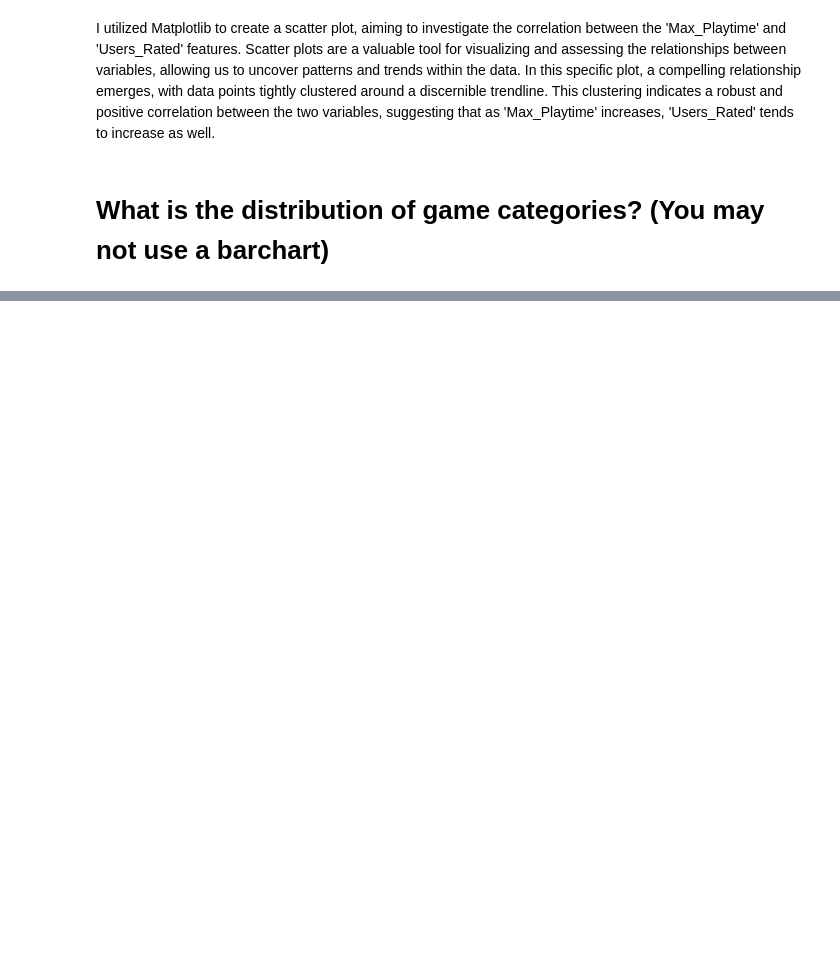
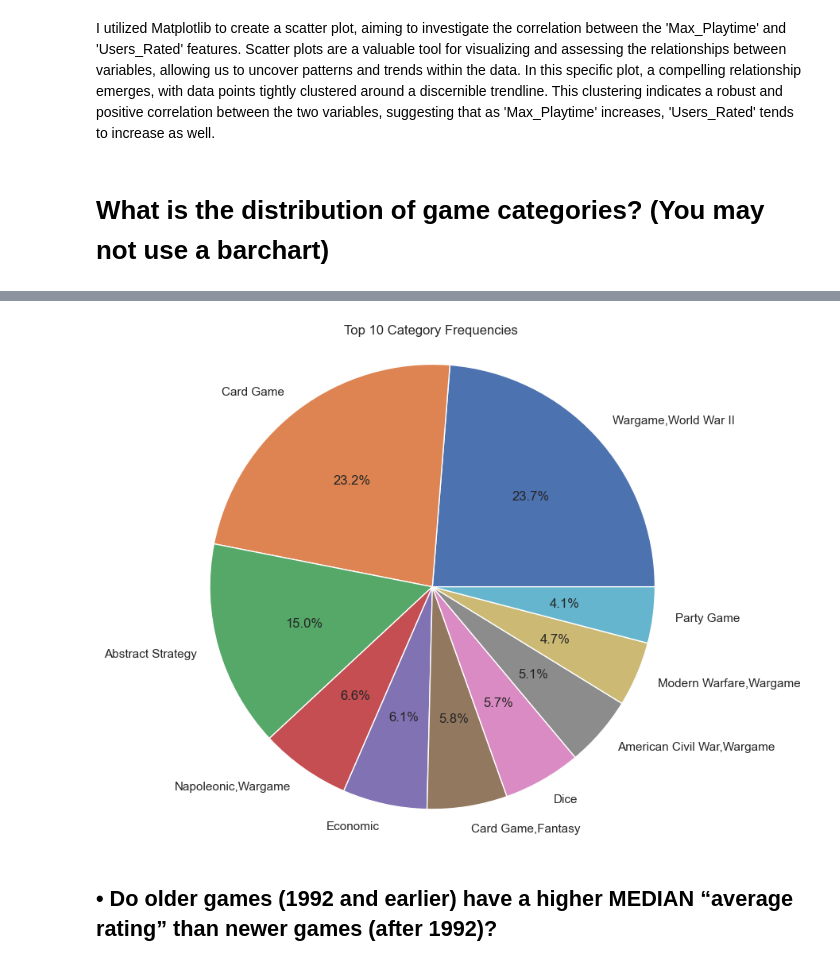
Before and after one commit to laisameno16/Data-Visualisation-Techniques, a Jupyter notebook: LaisAmeno_DVisHDip_CA1.ipynb, the cells around one changed output, grey strips where cells are left out. Drawn from its saved outputs; the diff is of its cells as text; code cells hidden in the pictures; blank space fills up the shorter version.

```diff
--- a/LaisAmeno_DVisHDip_CA1.ipynb
+++ b/LaisAmeno_DVisHDip_CA1.ipynb
@@ -311,0 +213,14 @@ plt.show()
+# %%
+# Get the 10 most common values and their frequencies
+category_counts = df['category'].value_counts().head(10)
+
+# Create a pie chart
+plt.figure(figsize=(8, 8))
+plt.pie(category_counts, labels=category_counts.index, autopct='%1.1f%%')
+plt.axis('equal')  # Equal aspect ratio ensures that pie is drawn as a circle.
+plt.title('Top 10 Category Frequencies')
+plt.show()
+# %% [output]
+[figure, added]
+# %% [markdown]
+## • Do older games (1992 and earlier) have a higher MEDIAN “average rating” than newer games (after 1992)?
```
Also changed, not shown: parts of 52 cells of this notebook.
